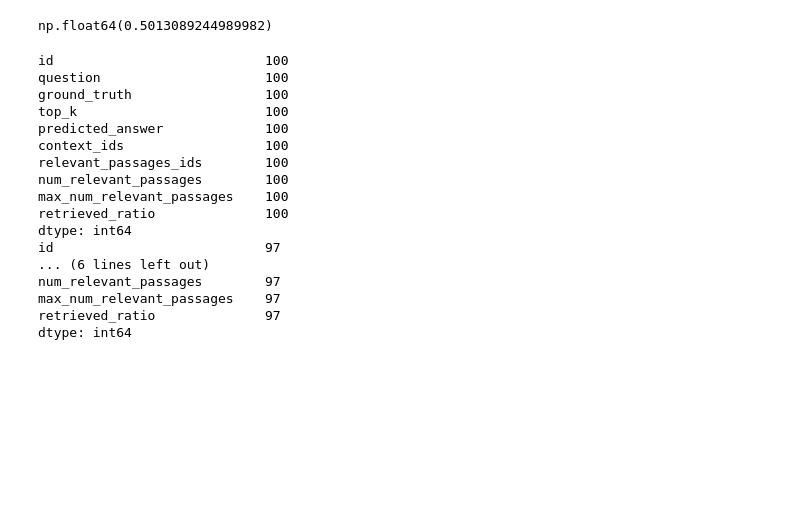
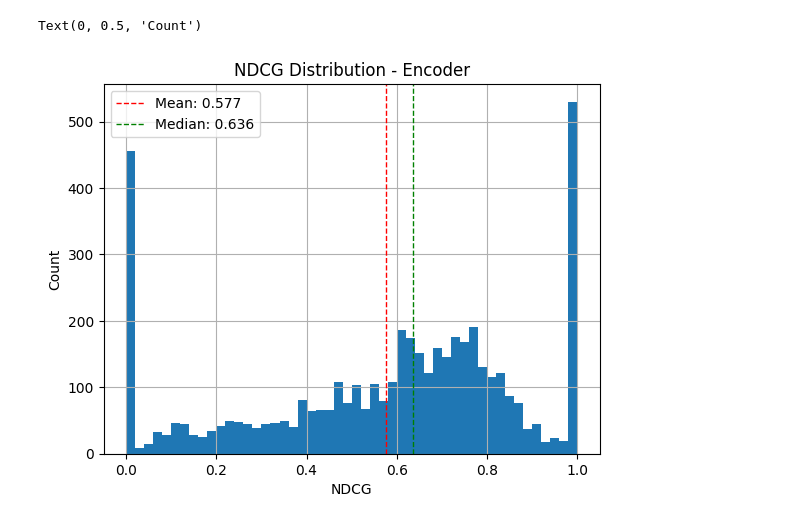
Before and after one commit to Matt-Olek/ML4NLP-Class-Project, a Jupyter notebook: main.ipynb, the cells around one changed output. Drawn from its saved outputs; the diff is of its cells as text; code cells hidden in the pictures; blank space fills up the shorter version.

```diff
--- a/main.ipynb
+++ b/main.ipynb
@@ -76,3 +3,2 @@ max, max_idx
 # %%
-exp_test = pd.read_csv("evaluations/rag-mini-bioasq__evaluation_results.csv")
-exp_test.head()
+exp_test = pd.read_csv("evaluations/rag-datasets/rag-mini-bioasq__evaluation_results.csv")
@@ -86,25 +5,17 @@ exp_test.head()
-# %%
-exp_test['retrieved_ratio'].mean()
-# %% [output]
-np.float64(0.5013089244989982)
-# %%
-print(exp_test.count())
-print(exp_test[exp_test['retrieved_ratio'] > 0].count())
-# %% [output]
-id                           100
-question                     100
-ground_truth                 100
-top_k                        100
-predicted_answer             100
-context_ids                  100
-relevant_passages_ids        100
-num_relevant_passages        100
-max_num_relevant_passages    100
-retrieved_ratio              100
-dtype: int64
-id                           97
-... (6 lines left out)
-num_relevant_passages        97
-max_num_relevant_passages    97
-retrieved_ratio              97
-dtype: int64
+# %%
+import matplotlib.pyplot as plt
+
+mean = exp_test['ndcg'].mean()
+median = exp_test['ndcg'].median()
+
+plt.figure()
+exp_test['ndcg'].hist(bins=50)
+plt.axvline(mean, color='red', linestyle='dashed', linewidth=1, label=f'Mean: {mean:.3f}')
+plt.axvline(median, color='green', linestyle='dashed', linewidth=1, label=f'Median: {median:.3f}')
+plt.legend()
+plt.title('NDCG Distribution - Encoder')
+plt.xlabel('NDCG')
+plt.ylabel('Count')
+# %% [output]
+Text(0, 0.5, 'Count')
+[figure, added]
```
Also changed, not shown: parts of 13 cells of this notebook, 18 other files.
